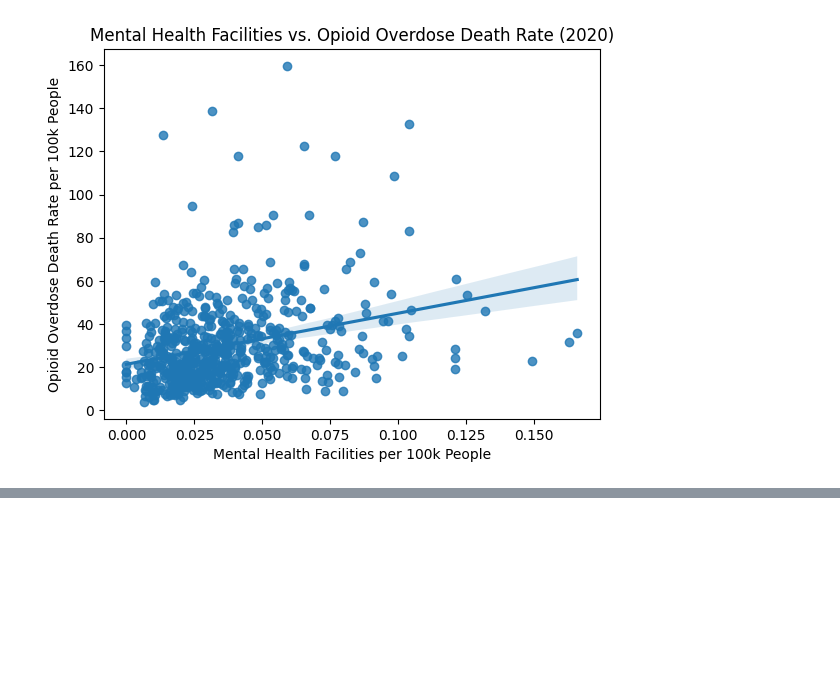
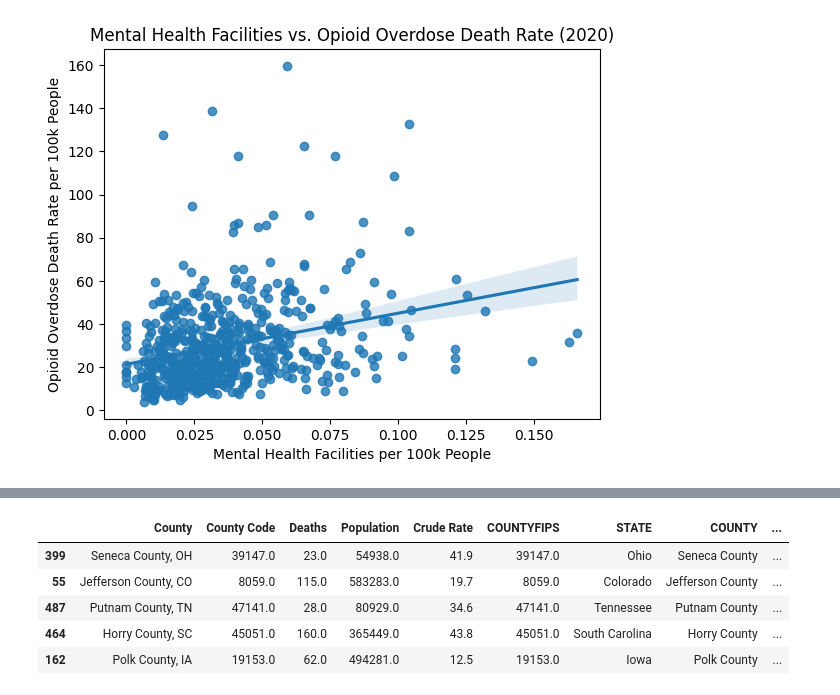
Before and after one commit to Ludougan123234/624-project, a Jupyter notebook: state_level_analysis.ipynb, the cells around one changed output, grey strips where cells are left out. Drawn from its saved outputs; the diff is of its cells as text; code cells hidden in the pictures; blank space fills up the shorter version.

```diff
--- a/state_level_analysis.ipynb
+++ b/state_level_analysis.ipynb
@@ -183,0 +197,3 @@ Text(0, 0.5, 'Opioid Overdose Death Rate per 100k People')
+# %%
+black_pov_df = sdoh_df[['COUNTYFIPS', 'STATE', 'COUNTY', 'ACS_PCT_POV_BLACK']].copy()
+black_pov_df.sample(5)
@@ -183,0 +207,13 @@ Text(0, 0.5, 'Opioid Overdose Death Rate per 100k People')
+# %%
+black_pov_df = black_pov_df[~black_pov_df.ACS_PCT_POV_BLACK.isnull()]
+black_pov_df.COUNTYFIPS = black_pov_df.COUNTYFIPS.astype(float)
+# %%
+death_blackpov_df = death_df.merge(black_pov_df, left_on='County Code', right_on='COUNTYFIPS', how='inner')
+death_blackpov_df.sample(5)
+# %% [output]
+|  | County | County Code | Deaths | Population | Crude Rate | COUNTYFIPS | STATE | COUNTY | ... |
+| 399 | Seneca County, OH | 39147.0 | 23.0 | 54938.0 | 41.9 | 39147.0 | Ohio | Seneca County | ... |
+| 55 | Jefferson County, CO | 8059.0 | 115.0 | 583283.0 | 19.7 | 8059.0 | Colorado | Jefferson County | ... |
+| 487 | Putnam County, TN | 47141.0 | 28.0 | 80929.0 | 34.6 | 47141.0 | Tennessee | Putnam County | ... |
+| 464 | Horry County, SC | 45051.0 | 160.0 | 365449.0 | 43.8 | 45051.0 | South Carolina | Horry County | ... |
+| 162 | Polk County, IA | 19153.0 | 62.0 | 494281.0 | 12.5 | 19153.0 | Iowa | Polk County | ... |
```
Also changed, not shown: parts of 3 cells of this notebook.
